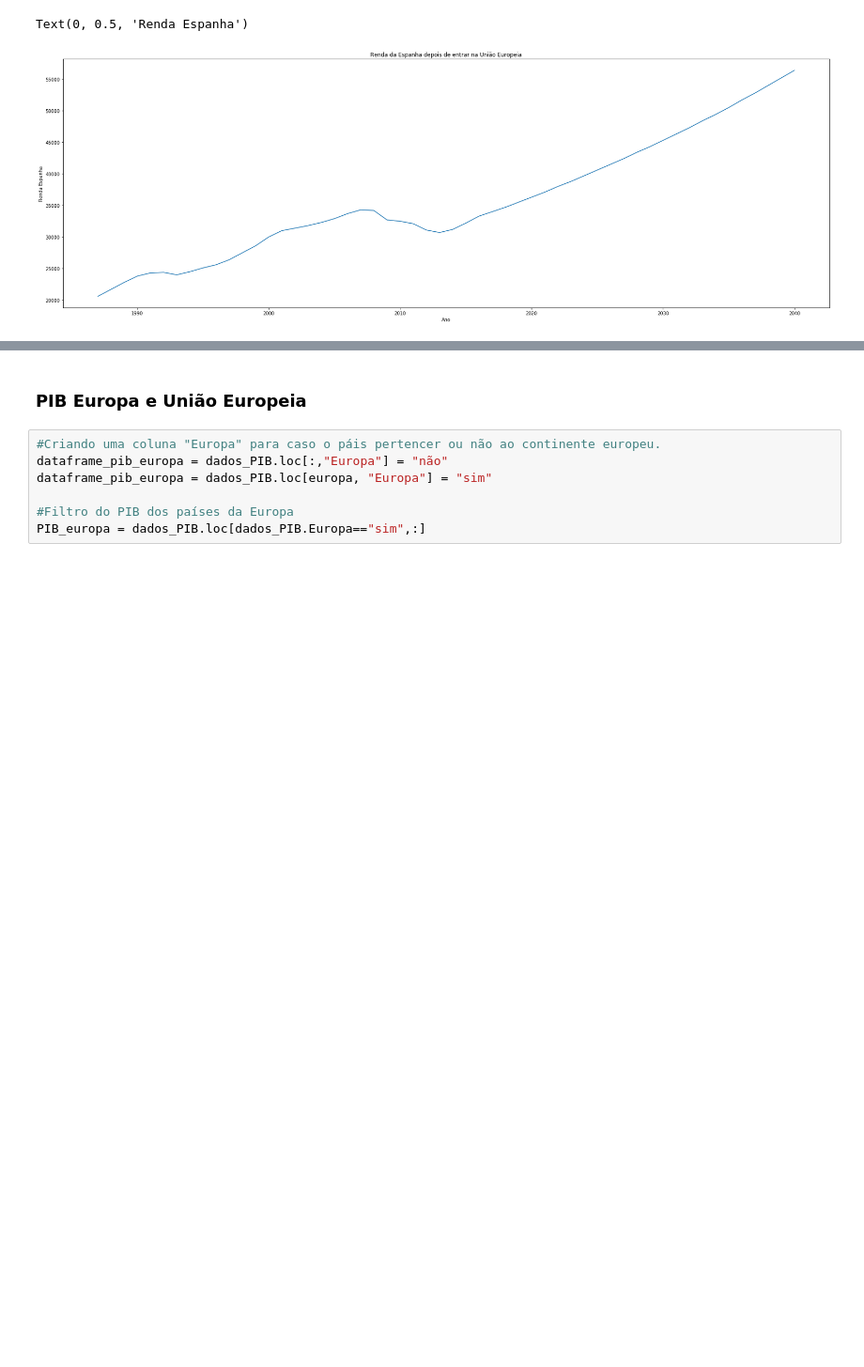
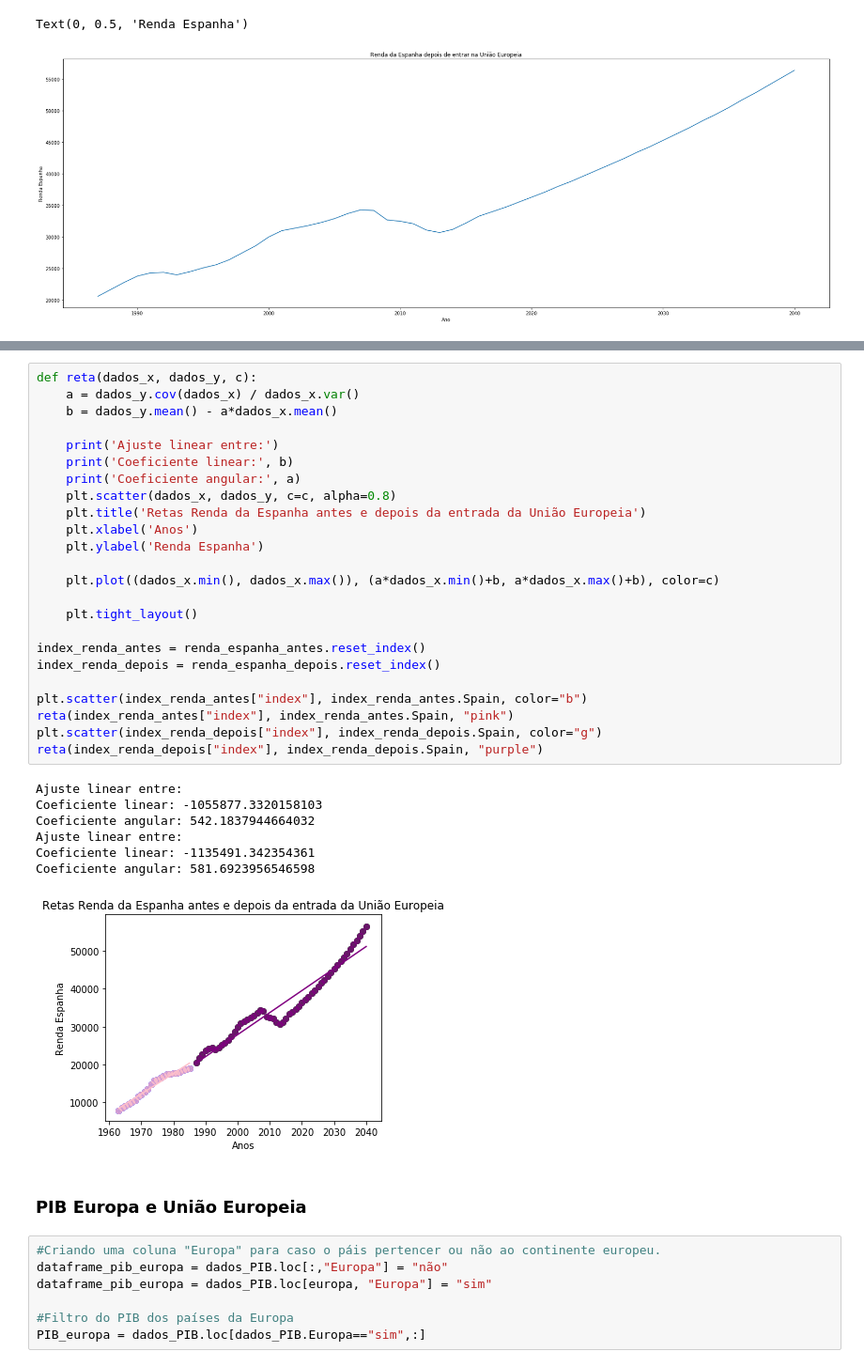
Before and after one commit to ellenbs/Projeto-1-CD, a Jupyter notebook: Projeto1.ipynb, the cells around one changed output, grey strips where cells are left out. Shown at 94% size. Saved outputs shown, nothing was run; the diff lists cells and outputs as text; blank space fills up the shorter version.

```diff
--- a/Projeto1.ipynb
+++ b/Projeto1.ipynb
@@ -171,6 +165,38 @@ plt.xlabel('Antes X Depois')
 plt.show()
 # %% [output]
 [figure]
+# %%
+def reta(dados_x, dados_y, c):
+    a = dados_y.cov(dados_x) / dados_x.var()
+    b = dados_y.mean() - a*dados_x.mean()
+
+    print('Ajuste linear entre:')
+    print('Coeficiente linear:', b)
+    print('Coeficiente angular:', a)
+    plt.scatter(dados_x, dados_y, c=c, alpha=0.8)
+    plt.title('Retas Renda da Espanha antes e depois da entrada da União Europeia')
+    plt.xlabel('Anos')
+    plt.ylabel('Renda Espanha')
+
+    plt.plot((dados_x.min(), dados_x.max()), (a*dados_x.min()+b, a*dados_x.max()+b), color=c)
+
+    plt.tight_layout()
+
+index_renda_antes = renda_espanha_antes.reset_index()
+index_renda_depois = renda_espanha_depois.reset_index()
+
+plt.scatter(index_renda_antes["index"], index_renda_antes.Spain, color="b")
+reta(index_renda_antes["index"], index_renda_antes.Spain, "pink")
+plt.scatter(index_renda_depois["index"], index_renda_depois.Spain, color="g")
+reta(index_renda_depois["index"], index_renda_depois.Spain, "purple")
+# %% [output]
+Ajuste linear entre:
+Coeficiente linear: -1055877.3320158103
+Coeficiente angular: 542.1837944664032
+Ajuste linear entre:
+Coeficiente linear: -1135491.342354361
+Coeficiente angular: 581.6923956546598
+[figure, added]
 # %% [markdown]
 ### PIB Europa e União Europeia
 # %%
```
Also changed, not shown: parts of 13 cells of this notebook, 1 other file.
